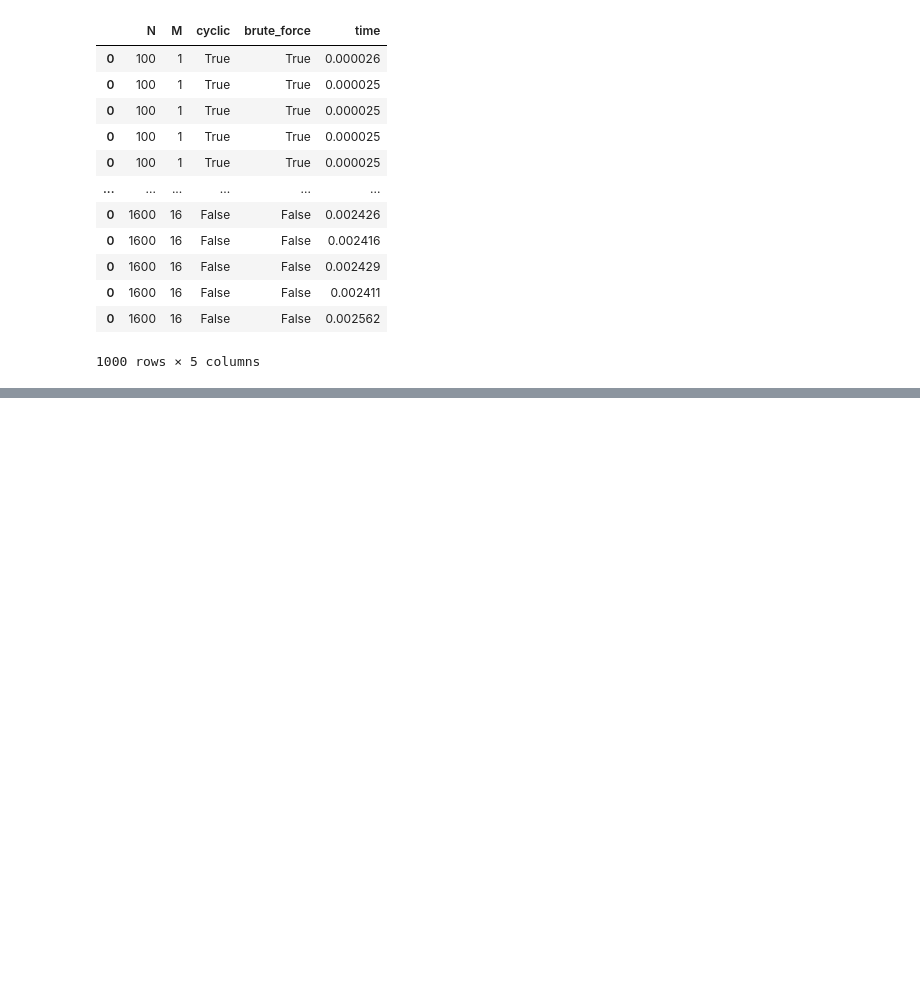
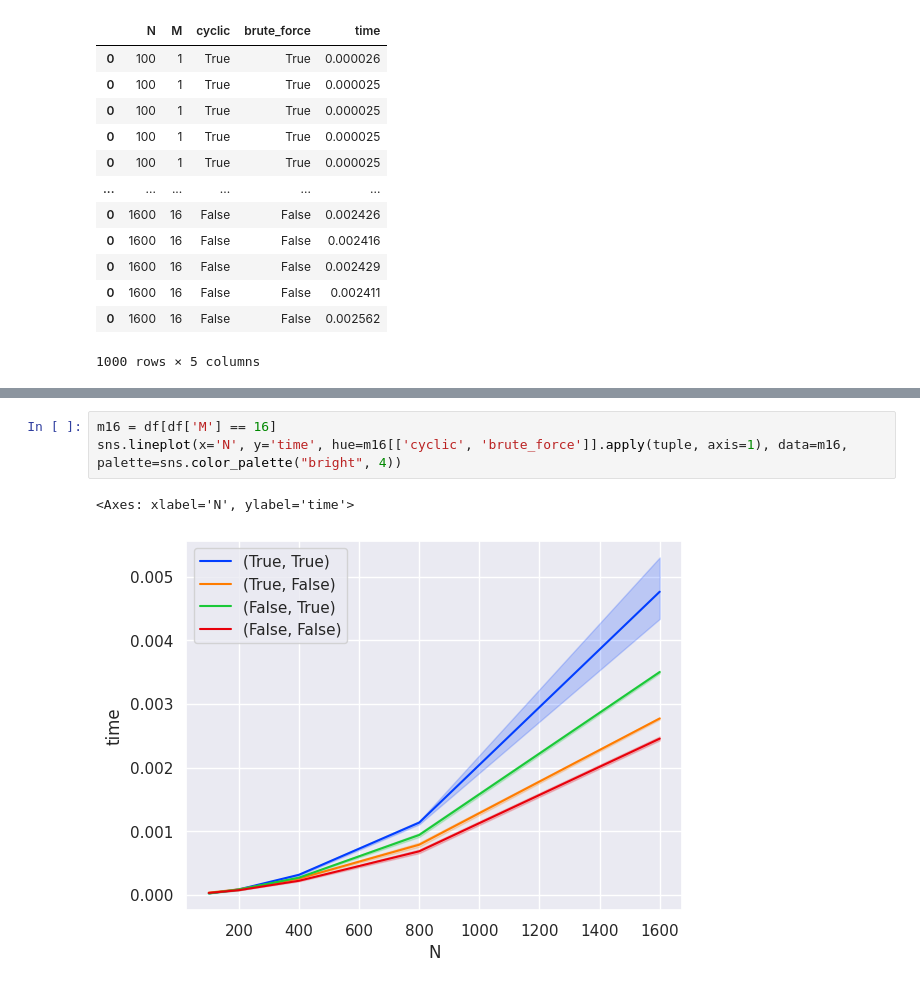
Before and after one commit to lvittor/ss, a Jupyter notebook: notebooks/plot.ipynb, the cells around one changed output, grey strips where cells are left out. Saved outputs shown, nothing was run; the diff lists cells and outputs as text; blank space fills up the shorter version.

```diff
--- a/notebooks/plot.ipynb
+++ b/notebooks/plot.ipynb
@@ -32,0 +33,6 @@ for ((cyclic, brute_force), s), ax in zip(df.groupby(['cyclic', 'brute_force']),
+# %%
+m16 = df[df['M'] == 16]
+sns.lineplot(x='N', y='time', hue=m16[['cyclic', 'brute_force']].apply(tuple, axis=1), data=m16, palette=sns.color_palette("bright", 4))
+# %% [output]
+<Axes: xlabel='N', ylabel='time'>
+[figure, added]
```
Also changed, not shown: parts of 1 cell of this notebook.
